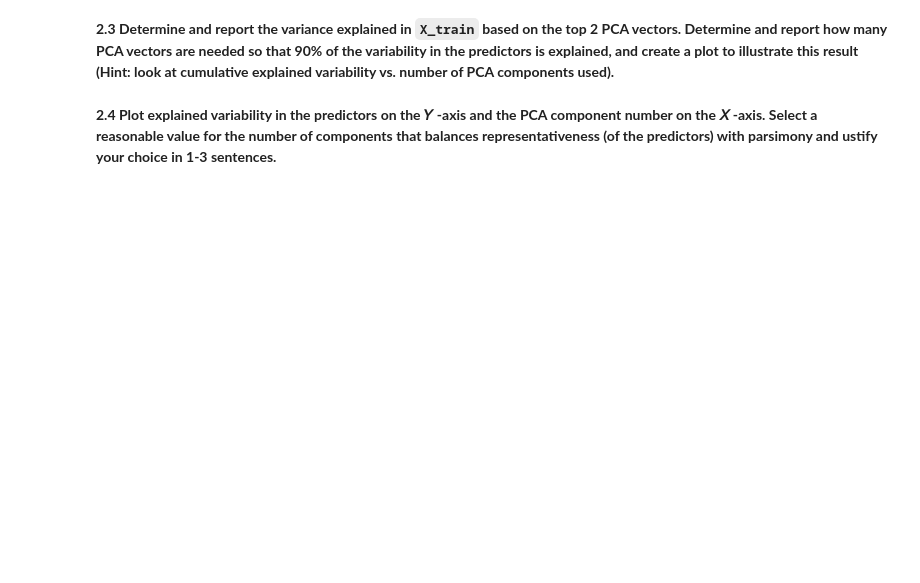
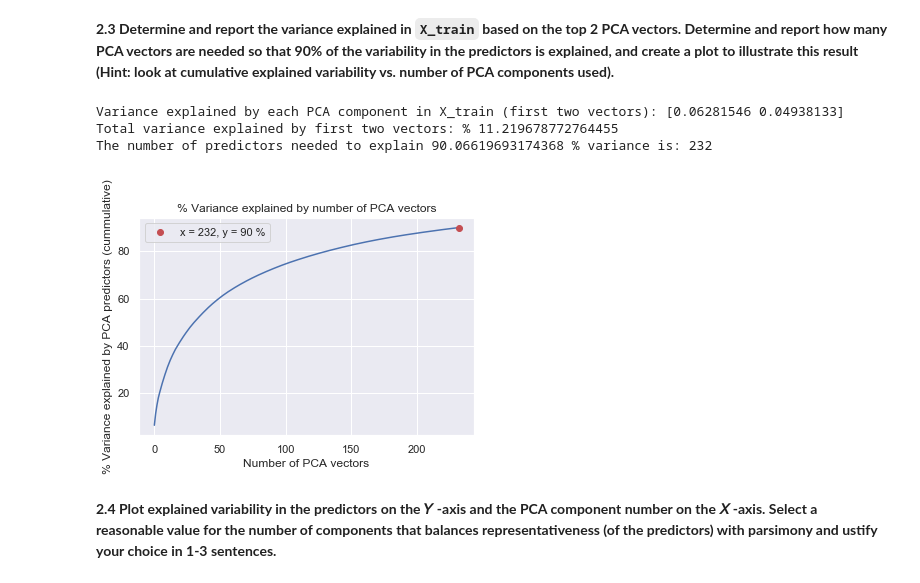
Before and after one commit to jadekessler3/2019-CS109A, a Jupyter notebook: content/homeworks/cs109a_hw5/cs109A_HW5_2019.ipynb, the cells around one changed output. Cells and saved outputs as stored; diff of their text form; code cells hidden in the pictures; blank space fills up the shorter version.

```diff
--- a/content/homeworks/cs109a_hw5/cs109A_HW5_2019.ipynb
+++ b/content/homeworks/cs109a_hw5/cs109A_HW5_2019.ipynb
@@ -141,2 +275,46 @@ X_train, X_test, y_train, y_test =train_test_split(df.loc[:, df.columns != 'Canc
+# %%
+#report variance epxlained in X_train based on top 2 PCA vectors
+var_explained = pca_transformer.explained_variance_ratio_[0:2]
+print("Variance explained by each PCA component in X_train (first two vectors):", var_explained)
+print("Total variance explained by first two vectors: %", np.sum(var_explained * 100))
+
+#report number of PCA vectors needed to explain 90% of variability
+var_explained_all = pca_transformer.explained_variance_ratio_
+
+def find_num_pred_90_var():
+    num_pred_needed_90 = 0
+    tot_variance_explained = 0
+    for var in var_explained_all:
+        if tot_variance_explained >= 0.9:
+            print("The number of predictors needed to explain {} % variance is: {}".format(tot_variance_explained * 100, num_pred_needed_90))
+            break
+        else:
+            tot_variance_explained += var
+            num_pred_needed_90 += 1
+
+find_num_pred_90_var()
+
+#plot
+x = np.linspace(0, 232, num = 232 )
+
+total_to_date = 0
+cummulative_var_explained = []
+for var in var_explained_all[0:232]:
+    total_to_date += var *100
+    cummulative_var_explained.append(total_to_date)
+
+
+plt.plot(x, cummulative_var_explained[0:232])
+plt.plot(x[231], cummulative_var_explained[231], 'ro', label = "x = 232, y = 90 %")
+plt.title("% Variance explained by number of PCA vectors")
+plt.xlabel("Number of PCA vectors")
+plt.ylabel("% Variance explained by PCA predictors (cummulative)")
+plt.legend()
+plt.show()
+# %% [output]
+Variance explained by each PCA component in X_train (first two vectors): [0.06281546 0.04938133]
+Total variance explained by first two vectors: % 11.219678772764455
+The number of predictors needed to explain 90.06619693174368 % variance is: 232
+[figure, added]
 # %% [markdown]
 **2.4 Plot explained variability in the predictors on the  𝑌 -axis and the PCA component number on the 𝑋 -axis. Select a reasonable value for the number of components that balances representativeness (of the predictors) with parsimony and ustify your choice in 1-3 sentences.**
```
Also changed, not shown: parts of 38 cells of this notebook.
